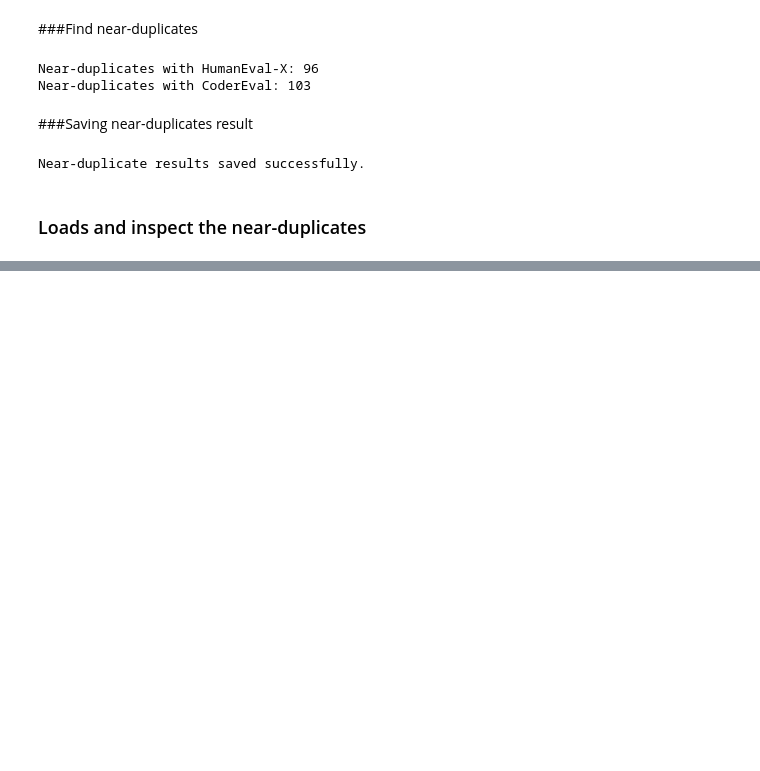
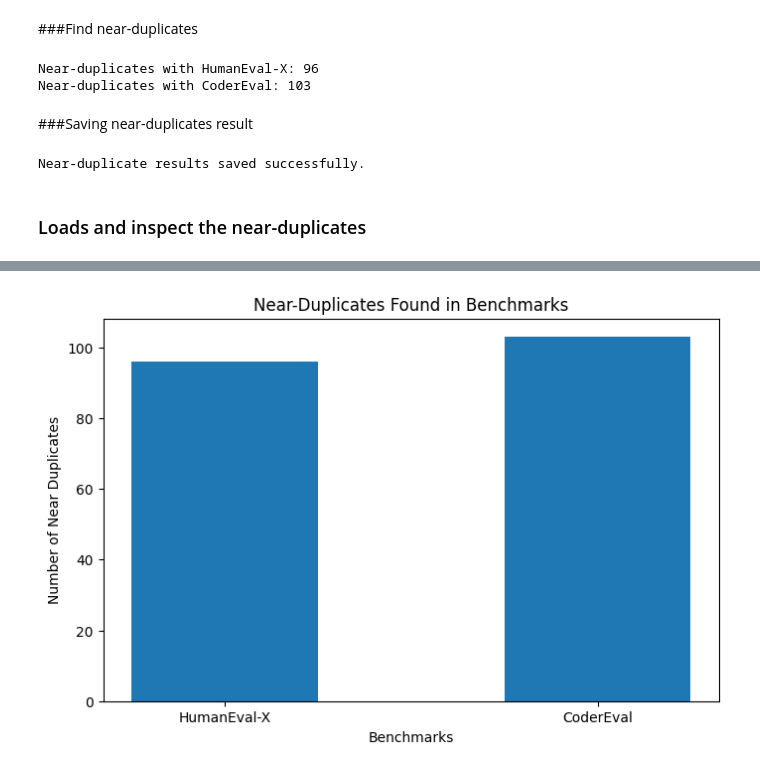
Before and after one commit to feladus/EvalOfAI, a Jupyter notebook: CodeGen/CodeGen.ipynb, the cells around one changed output, grey strips where cells are left out. Saved outputs shown, nothing was run; the diff lists cells and outputs as text; code cells hidden in the pictures; blank space fills up the shorter version.

Commit message:
Graph of near duplicates within the benchmarks and pretraining data

```diff
--- a/CodeGen/CodeGen.ipynb
+++ b/CodeGen/CodeGen.ipynb
@@ -328,3 +328,21 @@ with open("humaneval_x_near_duplicates.jsonl", "r") as f:
 {'benchmark_code': 'o', 'pretraining_code': 'package de.nx42.maps4cim.objects; import java.io.IOException; import java.io.OutputStream; import org.slf4j.Logger; import org.slf4j.LoggerFactory; public  ...
 {'benchmark_code': 'n', 'pretraining_code': 'package com.alipay.api.response; import java.util.List; import com.alipay.api.internal.mapping.ApiField; import com.alipay.api.internal.mapping.ApiListFiel ...
 {'benchmark_code': 'n', 'pretraining_code': 'package com.tencentcloudapi.cme.v20191029.models; import com.tencentcloudapi.common.AbstractModel; import com.google.gson.annotations.SerializedName; impor ...
+# %%
+import pandas as pd
+import matplotlib.pyplot as plt
+
+data = {
+    "Benchmark": ["HumanEval-X", "CoderEval"],
+    "Near Duplicates": [len(humaneval_x_near_duplicates), len(codereval_near_duplicates)]  # Replace with actual counts
+}
+
+# Plot a bar chart for near duplicates
+plt.figure(figsize=(8, 5))
+plt.bar(df["Benchmark"], df["Near Duplicates"], width=0.5)
+plt.title("Near-Duplicates Found in Benchmarks")
+plt.xlabel("Benchmarks")
+plt.ylabel("Number of Near Duplicates")
+plt.show()
+# %% [output]
+[figure, added]
```
Also changed, not shown: parts of 1 cell of this notebook.
